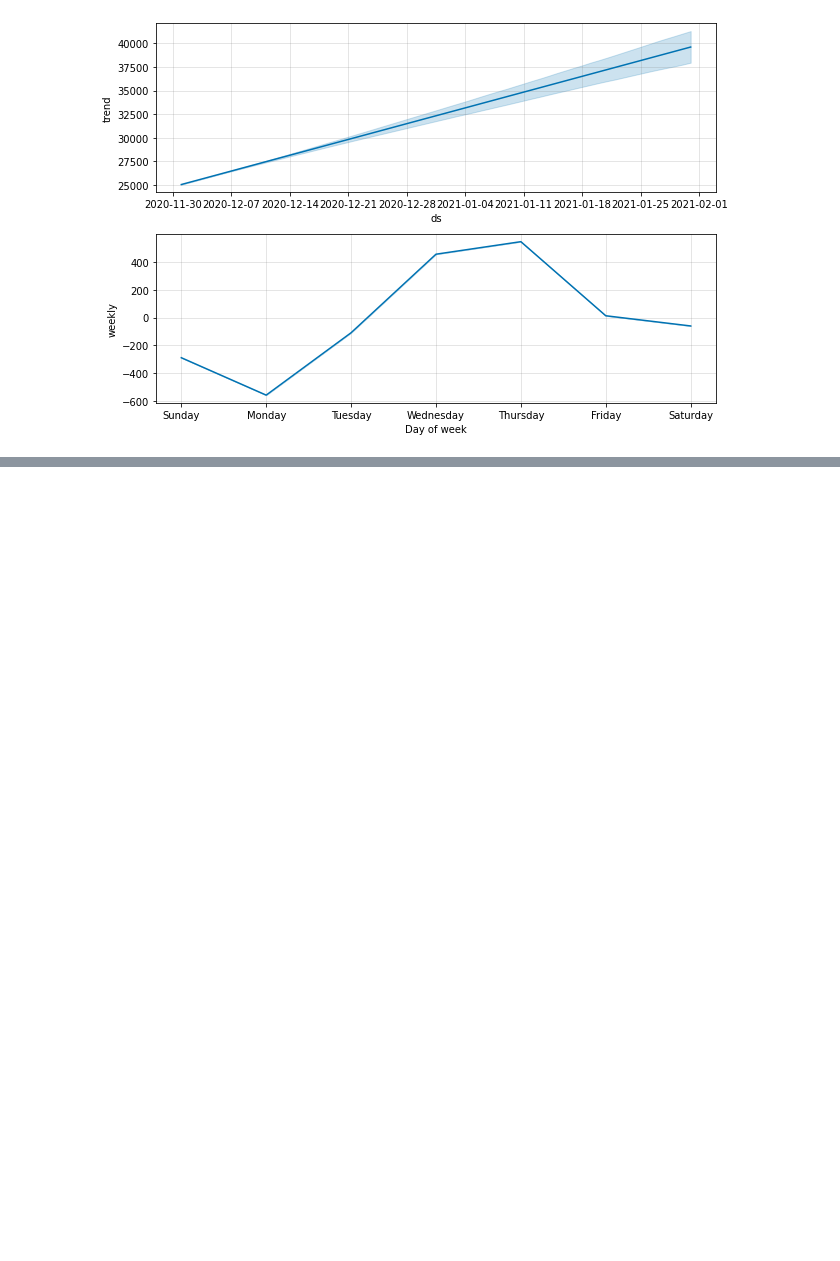
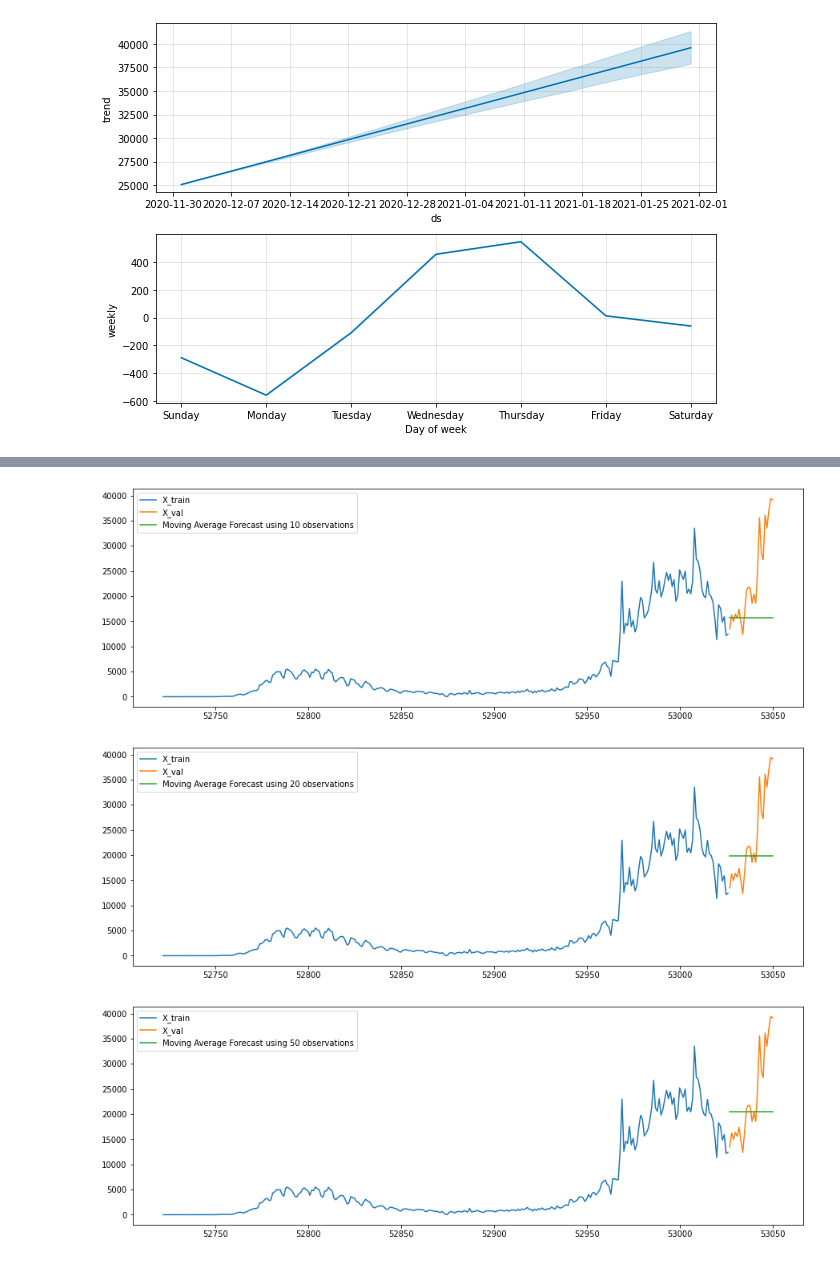
Before and after one commit to TracyRenee61/COV19, a Jupyter notebook: COV19_UK_new_cases.ipynb, the cells around one changed output, grey strips where cells are left out. Saved outputs shown, nothing was run; the diff lists cells and outputs as text; code cells hidden in the pictures; blank space fills up the shorter version.

```diff
--- a/COV19_UK_new_cases.ipynb
+++ b/COV19_UK_new_cases.ipynb
@@ -355,0 +382,31 @@ plot_components_plotly(model, df_out)
+# %%
+#moving average
+# Considering rolling mean for last 10, 20, 50 days and visualize the results.
+y_hat_avg = X_val.copy()
+y_hat_avg['moving_avg_forecast'] = X_train['y'].rolling(10).mean().iloc[-1] # average of last 10 observations.
+plt.figure(figsize=(15,5))
+plt.plot(X_train['y'], label='X_train')
+plt.plot(X_val['y'], label='X_val')
+plt.plot(y_hat_avg['moving_avg_forecast'], label='Moving Average Forecast using 10 observations')
+plt.legend(loc='best')
+plt.show()
+y_hat_avg = X_val.copy()
+y_hat_avg['moving_avg_forecast'] = X_train['y'].rolling(20).mean().iloc[-1] # average of last 20 observations.
+plt.figure(figsize=(15,5))
+plt.plot(X_train['y'], label='X_train')
+plt.plot(X_val['y'], label='X_val')
+plt.plot(y_hat_avg['moving_avg_forecast'], label='Moving Average Forecast using 20 observations')
+plt.legend(loc='best')
+plt.show()
+y_hat_avg = X_val.copy()
+y_hat_avg['moving_avg_forecast'] = X_train['y'].rolling(50).mean().iloc[-1] # average of last 50 observations.
+plt.figure(figsize=(15,5))
+plt.plot(X_train['y'], label='X_train')
+plt.plot(X_val['y'], label='X_val')
+plt.plot(y_hat_avg['moving_avg_forecast'], label='Moving Average Forecast using 50 observations')
+plt.legend(loc='best')
+plt.show()
+# %% [output]
+[figure, added]
+[figure, added]
+[figure, added]
```
Also changed, not shown: parts of 28 cells of this notebook.
